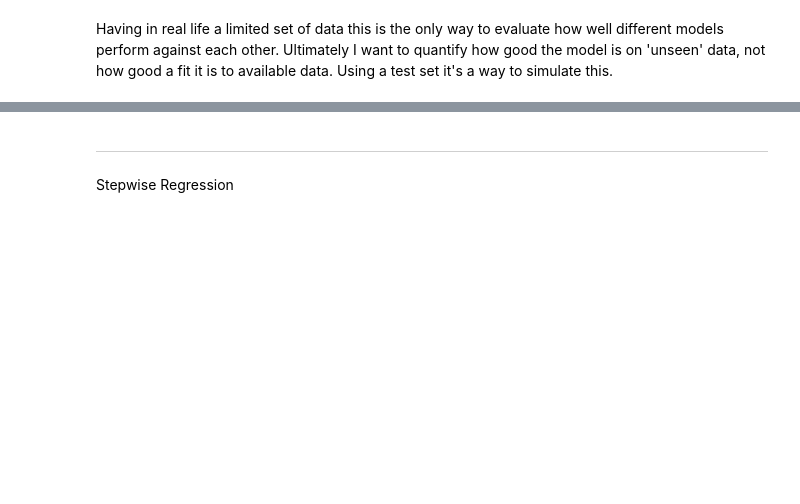
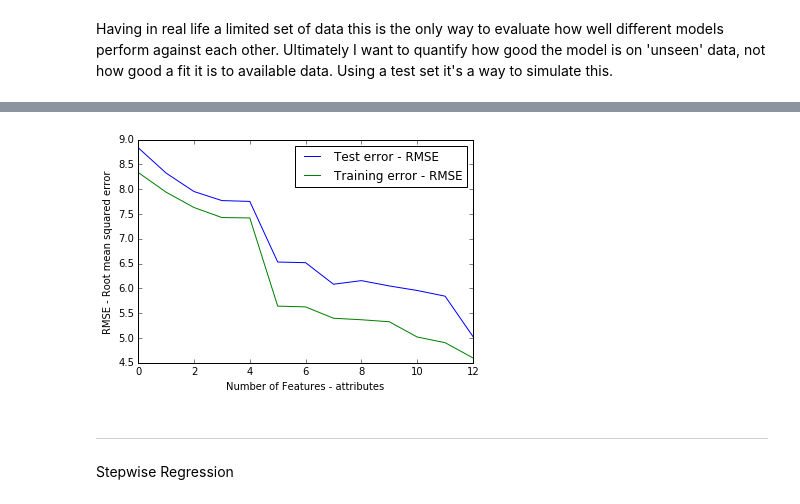
Before and after one commit to EloisaElias/Elo_portfolio, a Jupyter notebook: 15_Cross_Validation.ipynb, the cells around one changed output, grey strips where cells are left out. Cells and saved outputs as stored; diff of their text form; code cells hidden in the pictures; blank space fills up the shorter version.

```diff
--- a/15_Cross_Validation.ipynb
+++ b/15_Cross_Validation.ipynb
@@ -253,25 +283,23 @@ plot_learning_curve(estimator,  target, features, label='plot_learning_curve')
 # %%
-def plot_test_train_errors(features, xtrain, xtest, ytrain, ytest  ):
-    feat = features.shape[1] # Feature columns qty
-    training_RMSE_error, test_RMSE_error = [], []
+def plot_test_train_errors(features, X_train, X_test, y_train, y_test):
+    feature = features.shape[1] # Feature columns qty
+    train_RMSE_error, test_RMSE_error = [], []
     model = LinearRegression()
 
-    for ifeat in xrange(feat): # item feature per column
-        model.fit(xtrain[:,:(ifeat + 1)], ytrain)
+    for feat in xrange(feature): # item feature per column
+        model.fit(X_train[:,:(feat + 1)], y_train)
 
-        train_predicted = model.predict(xtrain[:,:(ifeat + 1)])
-        test_predicted = model.predict(xtest[:,:(ifeat + 1)])
+        train_predicted = model.predict(X_train[:,:(feat + 1)])
+        test_predicted = model.predict(X_test[:,:(feat + 1)])
+
+        train_RMSE_error.append(rmse(y_train, train_predicted))
+        test_RMSE_error.append(rmse(y_test, test_predicted))
 
 
-        training_RMSE_error.append(rmse(ytrain, train_predicted))
-        test_RMSE_error.append(rmse(ytest, test_predicted))
-
-
-    x = range(feat)
-
+    x = range(feature)
     plt.figure()
     plt.plot(x, test_RMSE_error, label='Test error - RMSE')
-    plt.plot(x, training_RMSE_error, label='Training error - RMSE')
+    plt.plot(x, train_RMSE_error, label='Training error - RMSE')
     plt.xlabel('Number of Features - attributes')
     plt.ylabel('RMSE - Root mean squared error')
     plt.legend()
@@ -283,3 +307,7 @@ plot_test_train_errors(features, train_features, test_features, train_target, te
+# %%
+plot_test_train_errors(features, X_train, X_test, y_train, y_test)
+# %% [output]
+[figure, added]
 # %% [markdown]
 ---
 Stepwise Regression
```
Also changed, not shown: parts of 38 cells of this notebook.
